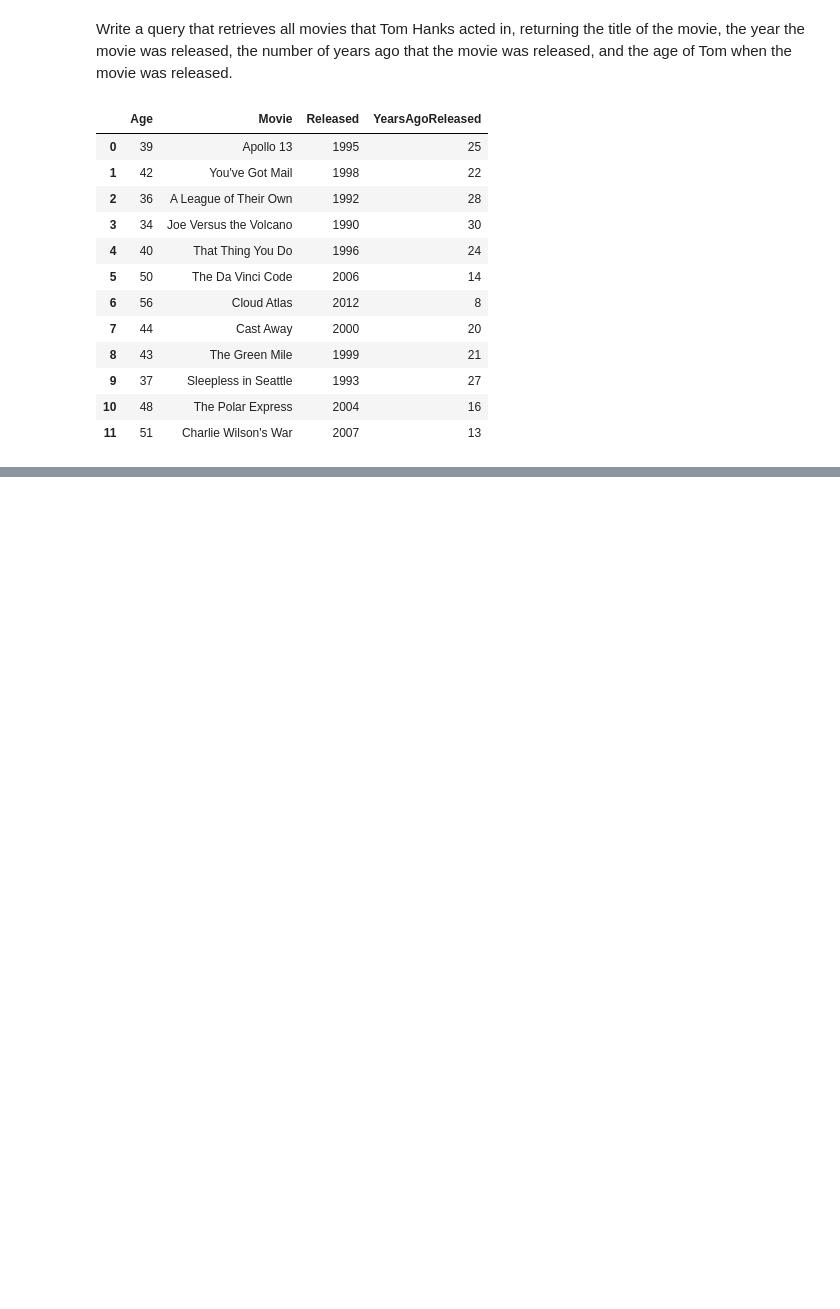
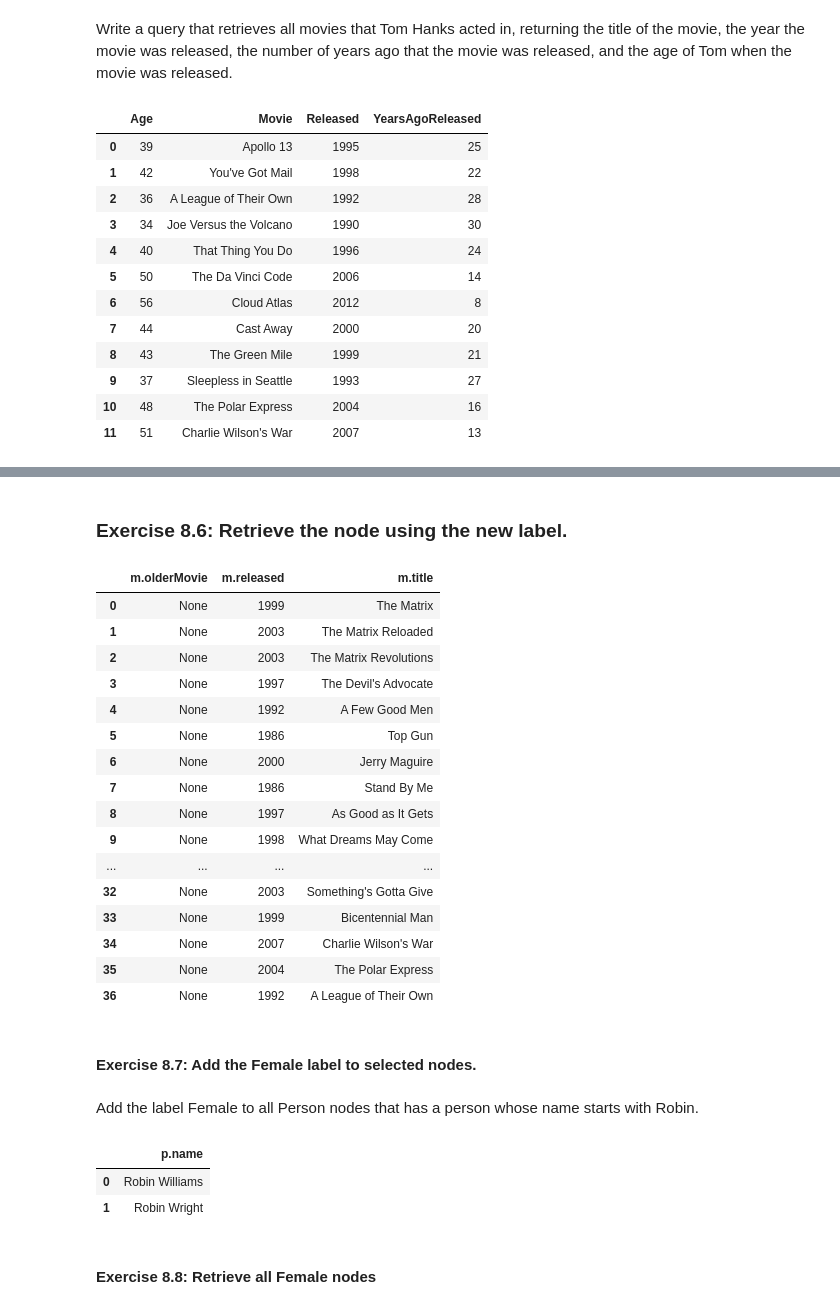
Before and after one commit to cassiomedeiros/neo4j, a Jupyter notebook: src/neo4j.ipynb, the cells around one changed output, grey strips where cells are left out. Saved outputs shown, nothing was run; the diff lists cells and outputs as text; code cells hidden in the pictures; blank space fills up the shorter version.

Commit message:
Last exercise questions added.

```diff
--- a/src/neo4j.ipynb
+++ b/src/neo4j.ipynb
@@ -827,0 +898,41 @@ execute_query("""match (p:Person)-[:ACTED_IN]->(m:Movie)
+# %% [markdown]
+### Exercise 8.6: Retrieve the node using the new label.
+# %%
+execute_query("""match (m:Movie)
+                 where m:olderMovie
+                 return m.title, m.released, m.olderMovie
+              """)
+# %% [output]
+|  | m.olderMovie | m.released | m.title |
+| 0 | None | 1999 | The Matrix |
+| 1 | None | 2003 | The Matrix Reloaded |
+| 2 | None | 2003 | The Matrix Revolutions |
+| 3 | None | 1997 | The Devil's Advocate |
+| 4 | None | 1992 | A Few Good Men |
+| 5 | None | 1986 | Top Gun |
+| 6 | None | 2000 | Jerry Maguire |
+| 7 | None | 1986 | Stand By Me |
+| 8 | None | 1997 | As Good as It Gets |
+| 9 | None | 1998 | What Dreams May Come |
+| ... | ... | ... | ... |
+| 32 | None | 2003 | Something's Gotta Give |
+| 33 | None | 1999 | Bicentennial Man |
+| 34 | None | 2007 | Charlie Wilson's War |
+| 35 | None | 2004 | The Polar Express |
+| 36 | None | 1992 | A League of Their Own |
+# %% [markdown]
+#### Exercise 8.7: Add the Female label to selected nodes.
+# %% [markdown]
+Add the label Female to all Person nodes that has a person whose name starts with Robin.
+# %%
+execute_query("""match (p:Person)
+                 where p.name starts with 'Robin'
+                 set p:Female
+                 return p.name
+              """)
+# %% [output]
+|  | p.name |
+| 0 | Robin Williams |
+| 1 | Robin Wright |
+# %% [markdown]
+#### Exercise 8.8: Retrieve all Female nodes
```
Also changed, not shown: parts of 93 cells of this notebook.
